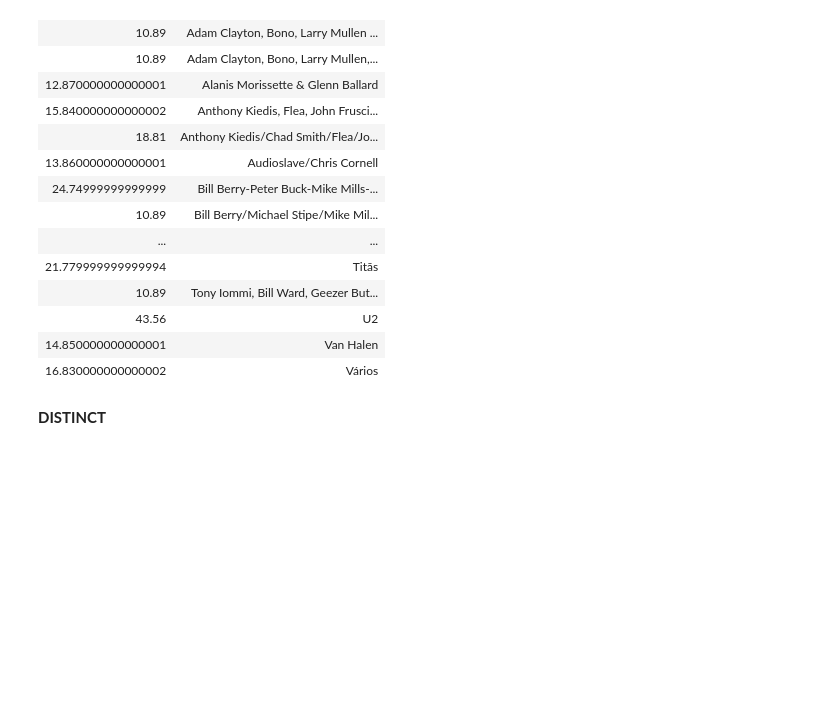
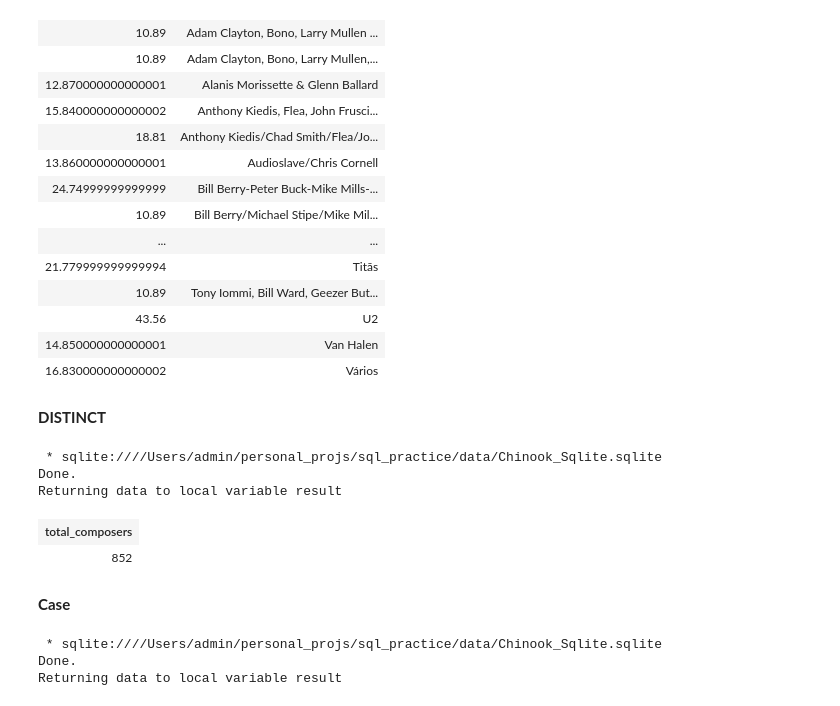
Before and after one commit to mandoiwanaga/sql_practice, a Jupyter notebook: sql_basics_continued.ipynb, the cells around one changed output. Drawn from its saved outputs; the diff is of its cells as text; code cells hidden in the pictures; blank space fills up the shorter version.

```diff
--- a/sql_basics_continued.ipynb
+++ b/sql_basics_continued.ipynb
@@ -103,3 +103,32 @@ result
 | 16.830000000000002 | Vários |
 # %% [markdown]
 **DISTINCT**
+# %%
+%%sql result <<
+SELECT COUNT(DISTINCT Composer) AS total_composers
+FROM Track;
+# %% [output]
+ * sqlite:////Users/admin/personal_projs/sql_practice/data/Chinook_Sqlite.sqlite
+Done.
+Returning data to local variable result
+# %%
+result
+# %% [output]
+| total_composers |
+| 852 |
+# %% [markdown]
+**Case**
+# %%
+%%sql result <<
+SELECT Composer,
+CASE
+WHEN COUNT(*) < 5 THEN "low"
+WHEN COUNT(*) < 10 THEN "mid"
+ELSE "high"
+END AS track_count
+FROM Track
+GROUP BY Composer;
+# %% [output]
+ * sqlite:////Users/admin/personal_projs/sql_practice/data/Chinook_Sqlite.sqlite
+Done.
+Returning data to local variable result
```
Also changed, not shown: parts of 1 cell of this notebook.
